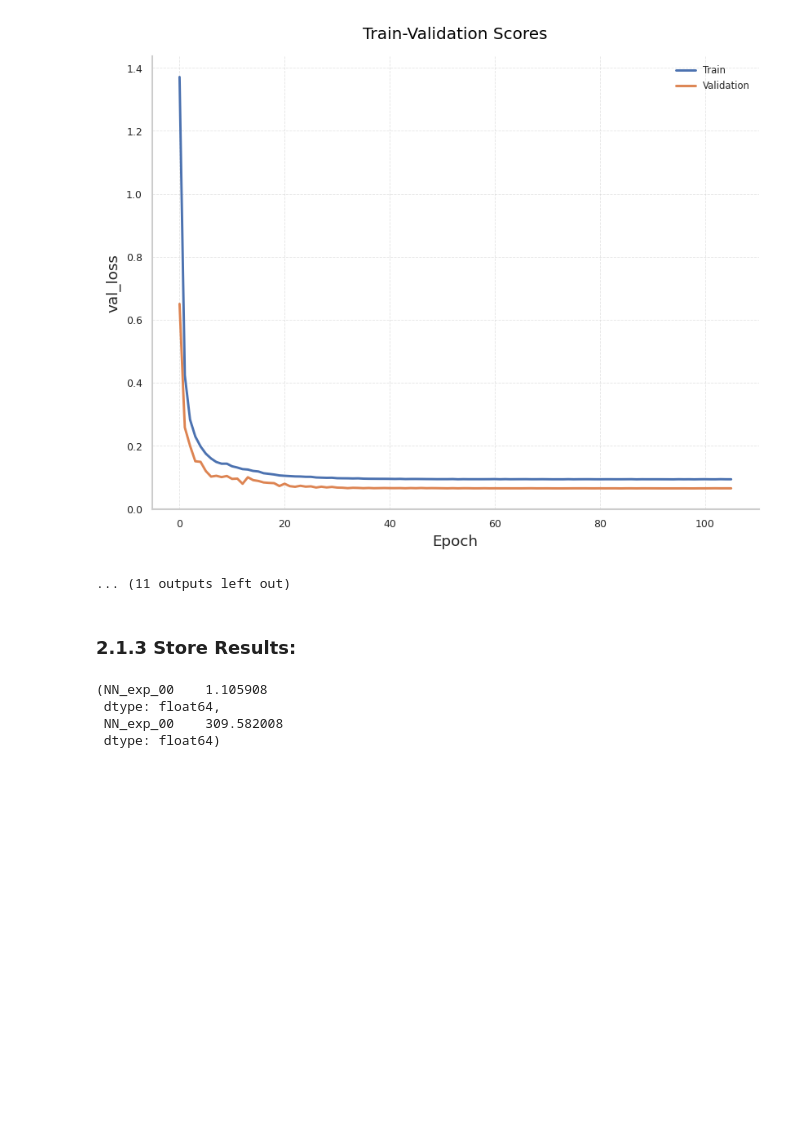
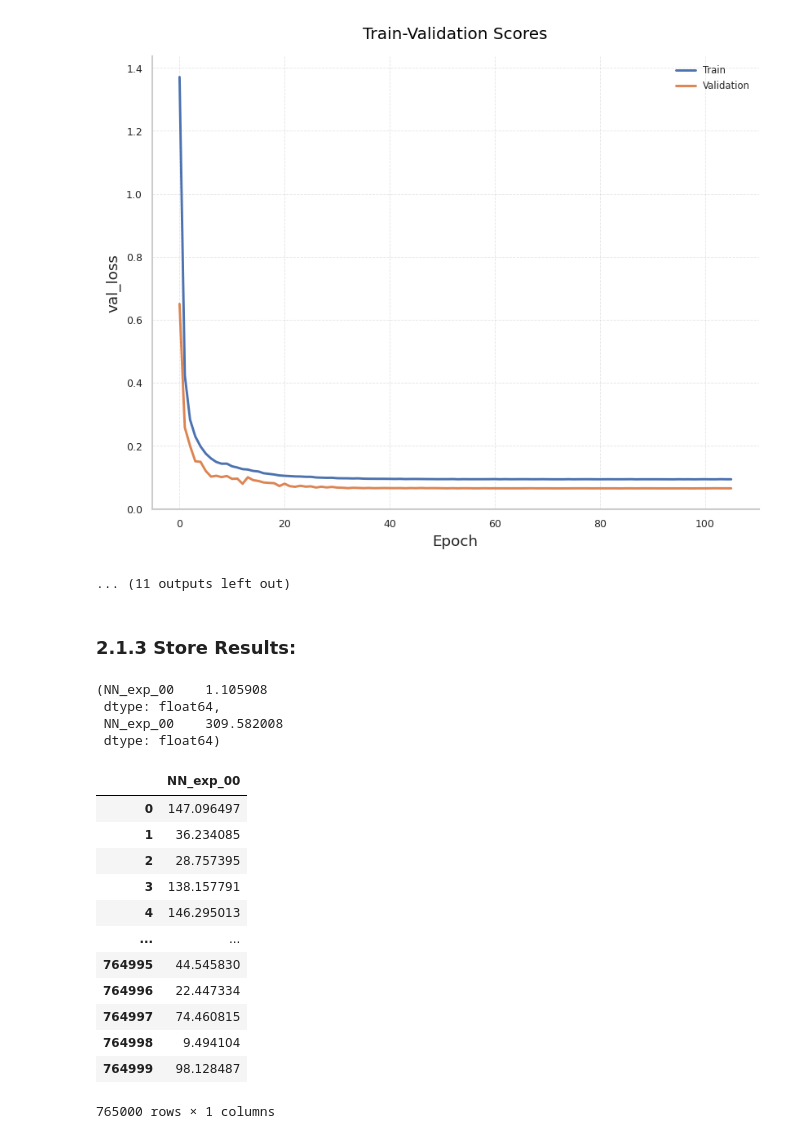
Before and after one commit to fabriziobasso/Colab_backup, a Jupyter notebook: File_02_Calories_NN.ipynb, the cells around one changed output. Drawn from its saved outputs; the diff is of its cells as text; code cells hidden in the pictures; blank space fills up the shorter version.

```diff
--- a/File_02_Calories_NN.ipynb
+++ b/File_02_Calories_NN.ipynb
@@ -1549,3 +1549,19 @@ test_pred.min(), test_pred.max()
  dtype: float64,
  NN_exp_00    309.582008
  dtype: float64)
+# %%
+train_pred
+# %% [output]
+|  | NN_exp_00 |
+| 0 | 147.096497 |
+| 1 | 36.234085 |
+| 2 | 28.757395 |
+| 3 | 138.157791 |
+| 4 | 146.295013 |
+| ... | ... |
+| 764995 | 44.545830 |
+| 764996 | 22.447334 |
+| 764997 | 74.460815 |
+| 764998 | 9.494104 |
+| 764999 | 98.128487 |
+765000 rows × 1 columns
```
Also changed, not shown: parts of 1 cell of this notebook.
